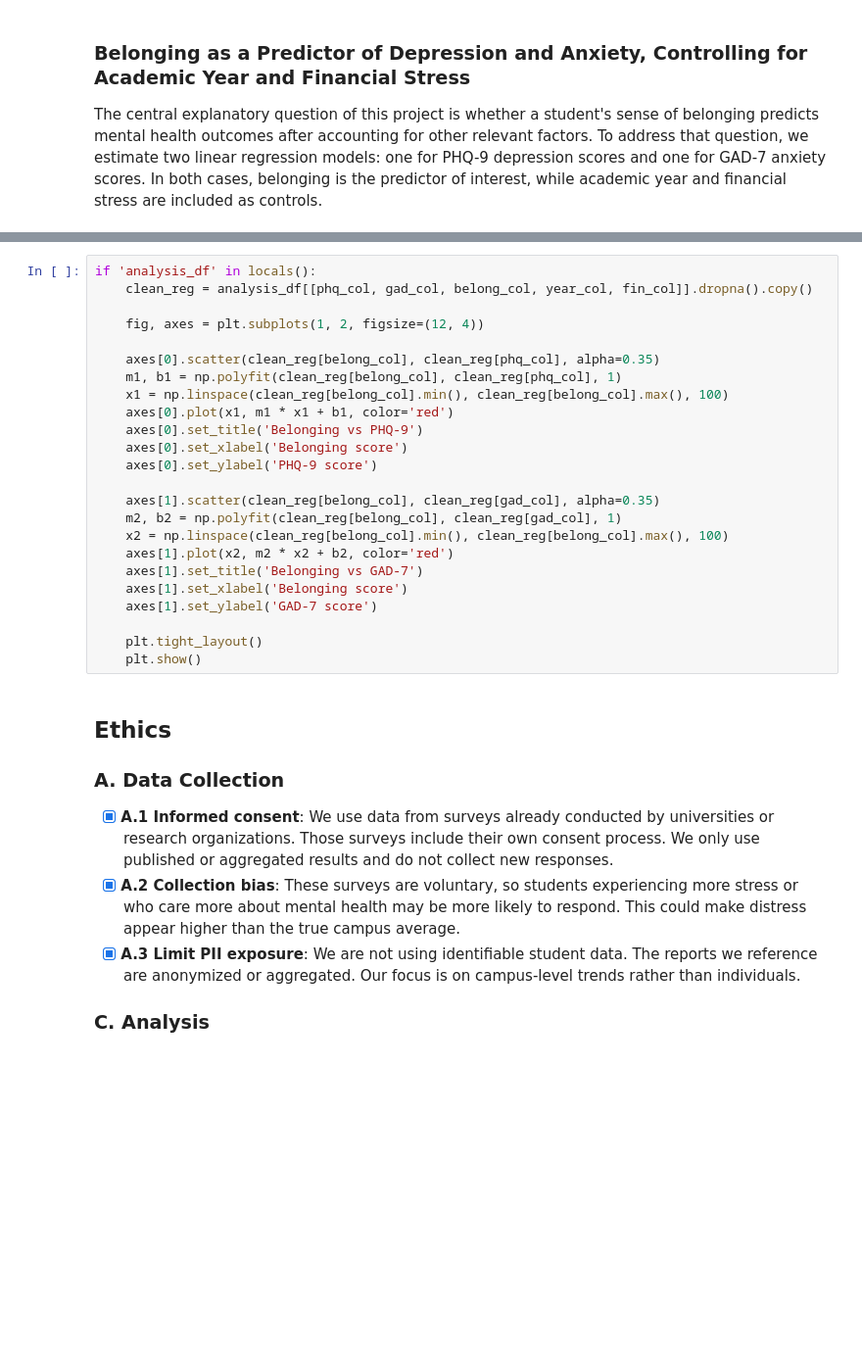
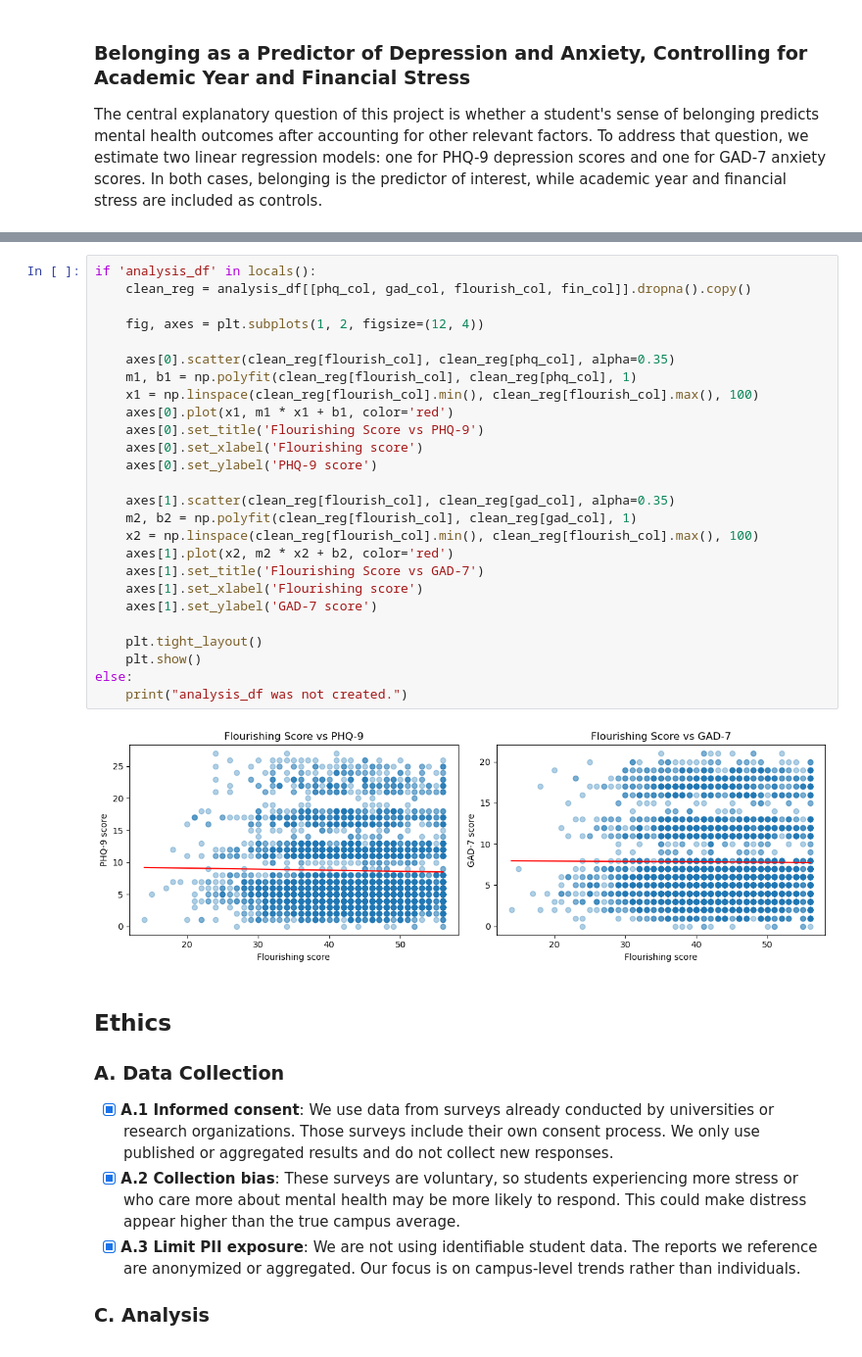
Before and after one commit to COGS108/Group128_WI26, a Jupyter notebook: 03-FinalProject.ipynb, the cells around one changed output, grey strips where cells are left out. Shown at 98% size. Saved outputs shown, nothing was run; the diff lists cells and outputs as text; blank space fills up the shorter version.

```diff
--- a/03-FinalProject.ipynb
+++ b/03-FinalProject.ipynb
@@ -364,27 +409,31 @@ KeyError: "[None, 'therapy_past_year'] not in index"
 # %%
 if 'analysis_df' in locals():
-    clean_reg = analysis_df[[phq_col, gad_col, belong_col, year_col, fin_col]].dropna().copy()
+    clean_reg = analysis_df[[phq_col, gad_col, flourish_col, fin_col]].dropna().copy()
 
     fig, axes = plt.subplots(1, 2, figsize=(12, 4))
 
-    axes[0].scatter(clean_reg[belong_col], clean_reg[phq_col], alpha=0.35)
-    m1, b1 = np.polyfit(clean_reg[belong_col], clean_reg[phq_col], 1)
-    x1 = np.linspace(clean_reg[belong_col].min(), clean_reg[belong_col].max(), 100)
+    axes[0].scatter(clean_reg[flourish_col], clean_reg[phq_col], alpha=0.35)
+    m1, b1 = np.polyfit(clean_reg[flourish_col], clean_reg[phq_col], 1)
+    x1 = np.linspace(clean_reg[flourish_col].min(), clean_reg[flourish_col].max(), 100)
     axes[0].plot(x1, m1 * x1 + b1, color='red')
-    axes[0].set_title('Belonging vs PHQ-9')
-    axes[0].set_xlabel('Belonging score')
+    axes[0].set_title('Flourishing Score vs PHQ-9')
+    axes[0].set_xlabel('Flourishing score')
     axes[0].set_ylabel('PHQ-9 score')
 
-    axes[1].scatter(clean_reg[belong_col], clean_reg[gad_col], alpha=0.35)
-    m2, b2 = np.polyfit(clean_reg[belong_col], clean_reg[gad_col], 1)
-    x2 = np.linspace(clean_reg[belong_col].min(), clean_reg[belong_col].max(), 100)
+    axes[1].scatter(clean_reg[flourish_col], clean_reg[gad_col], alpha=0.35)
+    m2, b2 = np.polyfit(clean_reg[flourish_col], clean_reg[gad_col], 1)
+    x2 = np.linspace(clean_reg[flourish_col].min(), clean_reg[flourish_col].max(), 100)
     axes[1].plot(x2, m2 * x2 + b2, color='red')
-    axes[1].set_title('Belonging vs GAD-7')
-    axes[1].set_xlabel('Belonging score')
+    axes[1].set_title('Flourishing Score vs GAD-7')
+    axes[1].set_xlabel('Flourishing score')
     axes[1].set_ylabel('GAD-7 score')
 
     plt.tight_layout()
     plt.show()
+else:
+    print("analysis_df was not created.")
+# %% [output]
+[figure, added]
 # %% [markdown]
 ## Ethics
 
```
Also changed, not shown: parts of 1 cell of this notebook.
